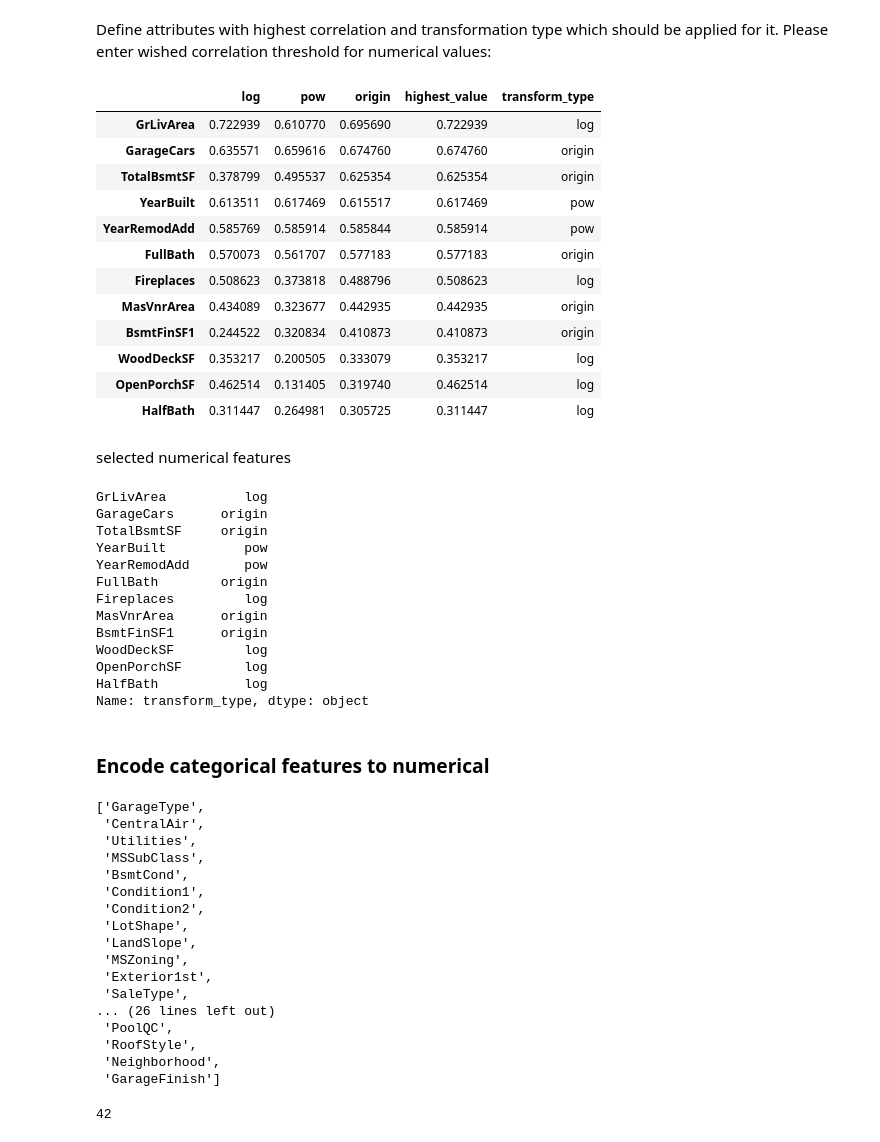
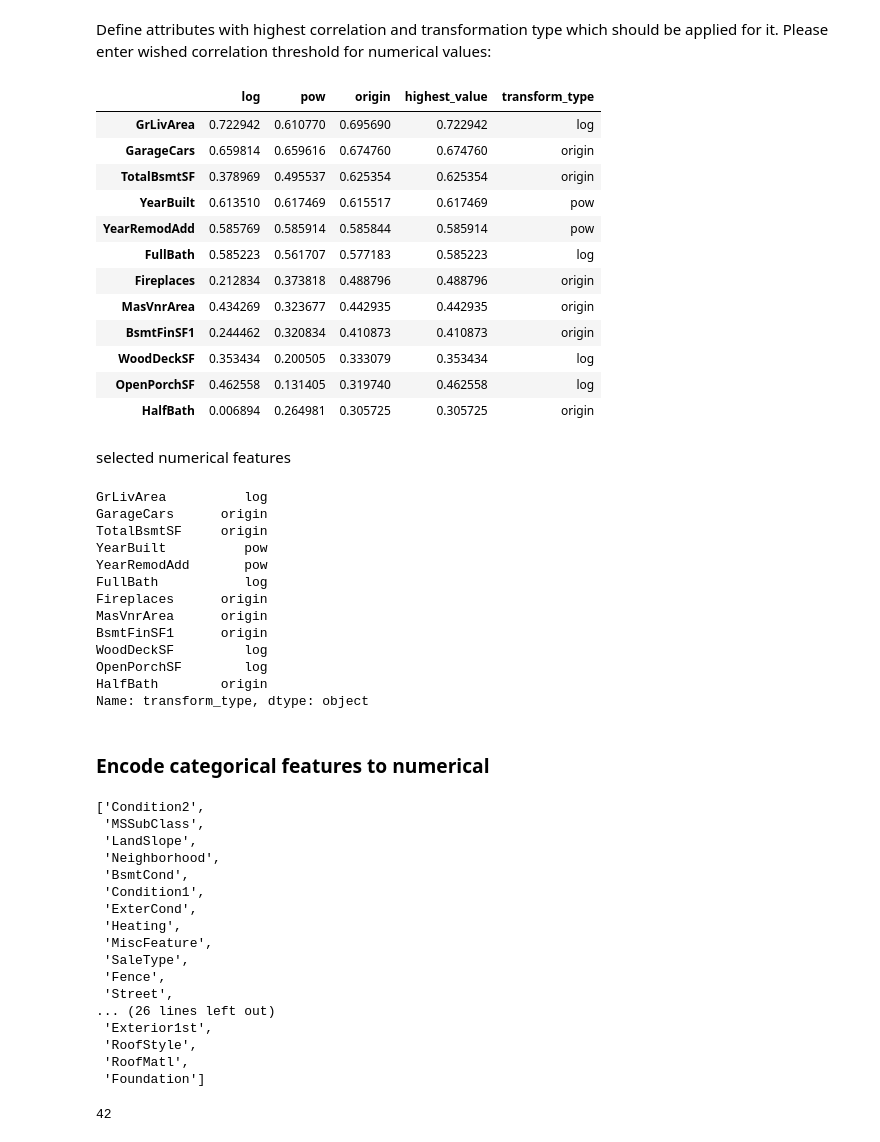
Before and after one commit to spiashko-house-prices/house-prices-notebook, a Jupyter notebook: notebook/ames/data_analise.ipynb, the cells around one changed output. Cells and saved outputs as stored; diff of their text form; code cells hidden in the pictures.

```diff
--- a/notebook/data_analise.ipynb
+++ b/notebook/ames/data_analise.ipynb
@@ -24,7 +24,7 @@ import warnings
 
 warnings.filterwarnings('ignore')
 # %%
-MONGODB_URL = os.environ['MONGODB_URI']
+MONGODB_URL = os.environ['AMES_MONGODB_URI']
 client = MongoClient(MONGODB_URL)
 db = client.get_default_database()
 # %%
@@ -226,45 +225,48 @@ Define attributes with highest correlation and transformation type which should
 corr_threshold_for_num_features = 0.3
 # %%
 numerical_df_log = numerical_df.copy(True)
-numerical_df_log = numerical_df_log.drop(columns=['SalePrice']).apply(lambda x: np.log1p(x))
+numerical_df_log.drop(columns=['SalePrice'], inplace=True)
+for feature in numerical_df_log.columns:
+    numerical_df_log[feature] = numerical_df_log[feature].apply(lambda x: 0 if x <= 1 else np.log(x))
 numerical_df_log["SalePrice"] = numerical_df["SalePrice"]
 corrmat_log = numerical_df_log.corr().abs()
+
 
 numerical_df_pow = numerical_df.copy(True)
 numerical_df_pow = numerical_df_pow.drop(columns=['SalePrice']).apply(lambda x: x**2)
 numerical_df_pow["SalePrice"] = numerical_df["SalePrice"]
 corrmat_pow = numerical_df_pow.corr().abs()
 
 magic_num_table = pd.DataFrame()
 magic_num_table["log"] = corrmat_log["SalePrice"]
 magic_num_table["pow"] = corrmat_pow["SalePrice"]
 magic_num_table["origin"] = corrmat["SalePrice"]
 magic_num_table["highest_value"] = magic_num_table.max(axis=1)
 
 magic_num_table["transform_type"] = "magic_num_table"
 magic_num_table["transform_type"][magic_num_table["log"] == magic_num_table["highest_value"]] = "log"
 magic_num_table["transform_type"][magic_num_table["pow"] == magic_num_table["highest_value"]] = "pow"
 magic_num_table["transform_type"][magic_num_table["origin"] == magic_num_table["highest_value"]] = "origin"
 
 magic_num_table.drop(index=["SalePrice"], inplace=True)
 
 magic_num_table = magic_num_table.sort_values('origin', ascending=False)
 magic_num_table = magic_num_table[magic_num_table["origin"] > corr_threshold_for_num_features]
 magic_num_table
 # %% [output]
 |  | log | pow | origin | highest_value | transform_type |
-| GrLivArea | 0.722939 | 0.610770 | 0.695690 | 0.722939 | log |
-| GarageCars | 0.635571 | 0.659616 | 0.674760 | 0.674760 | origin |
-| TotalBsmtSF | 0.378799 | 0.495537 | 0.625354 | 0.625354 | origin |
-| YearBuilt | 0.613511 | 0.617469 | 0.615517 | 0.617469 | pow |
+| GrLivArea | 0.722942 | 0.610770 | 0.695690 | 0.722942 | log |
+| GarageCars | 0.659814 | 0.659616 | 0.674760 | 0.674760 | origin |
+| TotalBsmtSF | 0.378969 | 0.495537 | 0.625354 | 0.625354 | origin |
+| YearBuilt | 0.613510 | 0.617469 | 0.615517 | 0.617469 | pow |
 | YearRemodAdd | 0.585769 | 0.585914 | 0.585844 | 0.585914 | pow |
-| FullBath | 0.570073 | 0.561707 | 0.577183 | 0.577183 | origin |
-| Fireplaces | 0.508623 | 0.373818 | 0.488796 | 0.508623 | log |
-| MasVnrArea | 0.434089 | 0.323677 | 0.442935 | 0.442935 | origin |
-| BsmtFinSF1 | 0.244522 | 0.320834 | 0.410873 | 0.410873 | origin |
-| WoodDeckSF | 0.353217 | 0.200505 | 0.333079 | 0.353217 | log |
-| OpenPorchSF | 0.462514 | 0.131405 | 0.319740 | 0.462514 | log |
-| HalfBath | 0.311447 | 0.264981 | 0.305725 | 0.311447 | log |
+| FullBath | 0.585223 | 0.561707 | 0.577183 | 0.585223 | log |
+| Fireplaces | 0.212834 | 0.373818 | 0.488796 | 0.488796 | origin |
+| MasVnrArea | 0.434269 | 0.323677 | 0.442935 | 0.442935 | origin |
+| BsmtFinSF1 | 0.244462 | 0.320834 | 0.410873 | 0.410873 | origin |
+| WoodDeckSF | 0.353434 | 0.200505 | 0.333079 | 0.353434 | log |
+| OpenPorchSF | 0.462558 | 0.131405 | 0.319740 | 0.462558 | log |
+| HalfBath | 0.006894 | 0.264981 | 0.305725 | 0.305725 | origin |
 # %% [markdown]
 selected numerical features
 # %%
@@ -275,13 +277,13 @@ GarageCars      origin
 TotalBsmtSF     origin
 YearBuilt          pow
 YearRemodAdd       pow
-FullBath        origin
-Fireplaces         log
+FullBath           log
+Fireplaces      origin
 MasVnrArea      origin
 BsmtFinSF1      origin
 WoodDeckSF         log
 OpenPorchSF        log
-HalfBath           log
+HalfBath        origin
 Name: transform_type, dtype: object
 # %% [markdown]
 ### Encode categorical features to numerical
@@ -289,23 +291,23 @@ Name: transform_type, dtype: object
 # categorical features list
 categorical
 # %% [output]
-['GarageType',
- 'CentralAir',
- 'Utilities',
+['Condition2',
  'MSSubClass',
+ 'LandSlope',
+ 'Neighborhood',
  'BsmtCond',
  'Condition1',
- 'Condition2',
- 'LotShape',
- 'LandSlope',
- 'MSZoning',
+ 'ExterCond',
+ 'Heating',
+ 'MiscFeature',
+ 'SaleType',
+ 'Fence',
+ 'Street',
+... (26 lines left out)
  'Exterior1st',
- 'SaleType',
-... (26 lines left out)
- 'PoolQC',
  'RoofStyle',
- 'Neighborhood',
- 'GarageFinish']
+ 'RoofMatl',
+ 'Foundation']
 # %%
 len(categorical)
 # %% [output]
```
Also changed, not shown: parts of 5 cells of this notebook, 6 other files.
